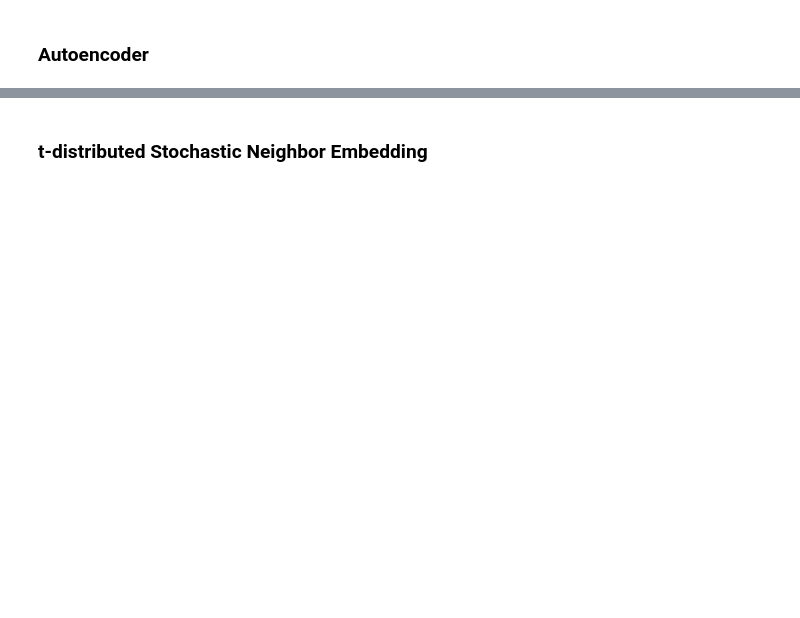
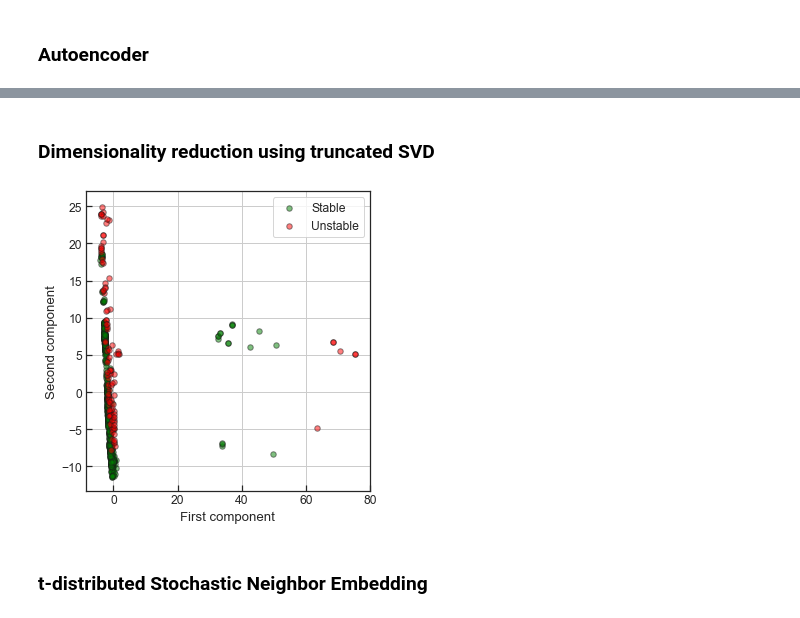
Before and after one commit to sarajcev/PSS-ML, a Jupyter notebook: PSStabML.ipynb, the cells around one changed output, grey strips where cells are left out. Cells and saved outputs as stored; diff of their text form; code cells hidden in the pictures; blank space fills up the shorter version.

Commit message:
Add TruncatedSVD
Dimensionality reduction using truncated SVD

```diff
--- a/PSStabML.ipynb
+++ b/PSStabML.ipynb
@@ -322,3 +326,22 @@ plt.show()
+# %% [markdown]
+### Dimensionality reduction using truncated SVD
+# %%
+svd = TruncatedSVD(n_components=2)
+X_svd = svd.fit_transform(X_test)
+# %%
+fig, ax = plt.subplots(figsize=(5,5))
+ax.scatter(X_svd[idx_stable,0], X_svd[idx_stable,1],
+           s=30, c='green', marker='o', edgecolors='k', alpha=0.5, label='Stable')
+ax.scatter(X_svd[~idx_stable,0], X_svd[~idx_stable,1],
+           s=30, c='red', marker='o', edgecolors='k', alpha=0.5, label='Unstable')
+ax.legend(loc='best')
+ax.set_xlabel('First component')
+ax.set_ylabel('Second component')
+ax.grid()
+fig.tight_layout()
+plt.show()
+# %% [output]
+[figure, added]
 # %% [markdown]
 ### t-distributed Stochastic Neighbor Embedding
 # %%
```
Also changed, not shown: parts of 21 cells of this notebook, 1 other file.
